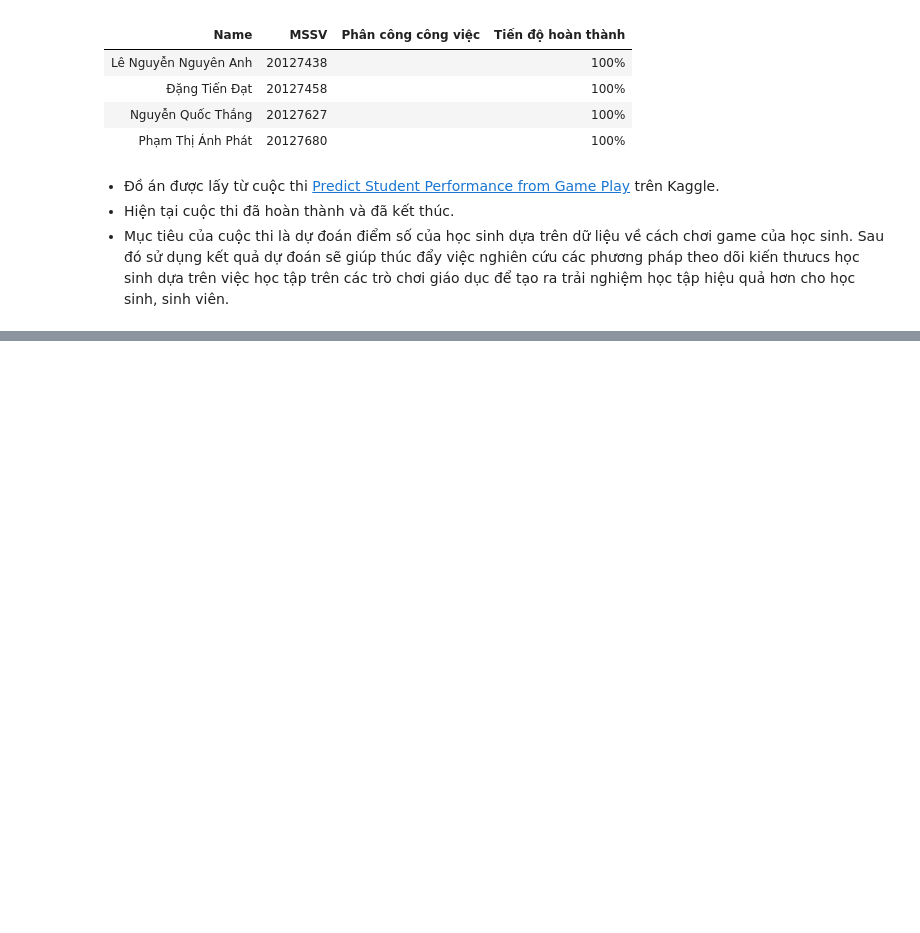
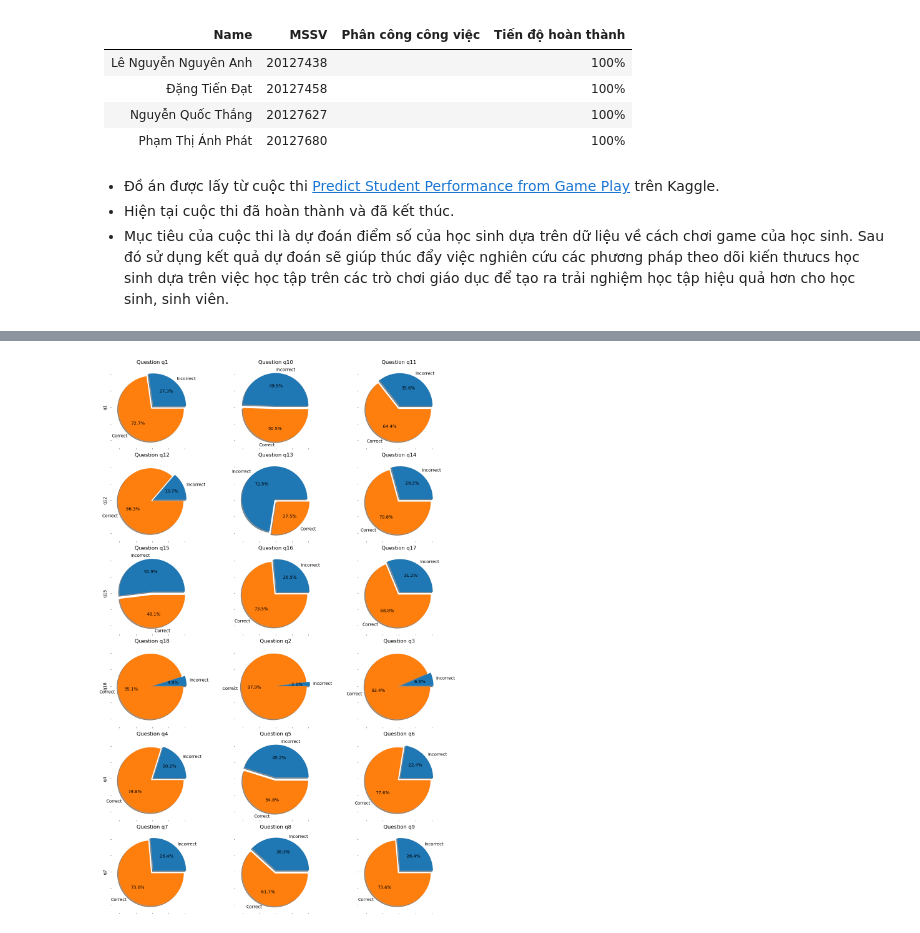
Before and after one commit to nthanq2505/Predict-Student-Performance-from-Game-Play, a Jupyter notebook: main.ipynb, the cells around one changed output, grey strips where cells are left out. Saved outputs shown, nothing was run; the diff lists cells and outputs as text; code cells hidden in the pictures; blank space fills up the shorter version.

```diff
--- a/main.ipynb
+++ b/main.ipynb
@@ -48,0 +101,3 @@ Full train dataset shape is (26296946, 20)
+# %%
+train_labels = pd.read_csv('./data/train_labels.csv')
+train_labels.head()
@@ -48,0 +111,5 @@ Full train dataset shape is (26296946, 20)
+# %%
+# tách thêm cột question và session tương ứng
+train_labels['session'] = train_labels['session_id'].str.split('_', expand=True)[0]
+train_labels['question'] = train_labels['session_id'].str.split('_', expand=True)[1]
+train_labels.head()
@@ -48,0 +123,29 @@ Full train dataset shape is (26296946, 20)
+# %%
+question_counts = train_labels.groupby(['question', 'correct']).size().unstack(fill_value=0)
+
+# Calculate the number of rows needed
+num_rows = int(np.ceil(len(question_counts) / 3))
+
+# Create subplots with 3 columns
+fig, axs = plt.subplots(nrows=num_rows, ncols=3, figsize=(12, 3 * num_rows), sharex=True, sharey=True)
+
+# Flatten the 2D array of subplots
+axs = axs.flatten()
+
+# Plot a pie chart for each question
+for i, (question, row) in enumerate(question_counts.iterrows()):
+    ax = axs[i]
+    row.plot(kind='pie', autopct='%1.1f%%', ax=ax, shadow=True, explode=(0.05, 0.05), labels=['Incorrect', 'Correct'])
+    ax.set_title(f'Question {question}')
+
+# Remove empty subplots if there are any
+for j in range(len(question_counts), len(axs)):
+    fig.delaxes(axs[j])
+
+# Adjust layout to prevent overlap
+plt.tight_layout()
+
+# Show the pie charts
+plt.show()
+# %% [output]
+[figure, added]
```
Also changed, not shown: parts of 15 cells of this notebook, 3 other files.
